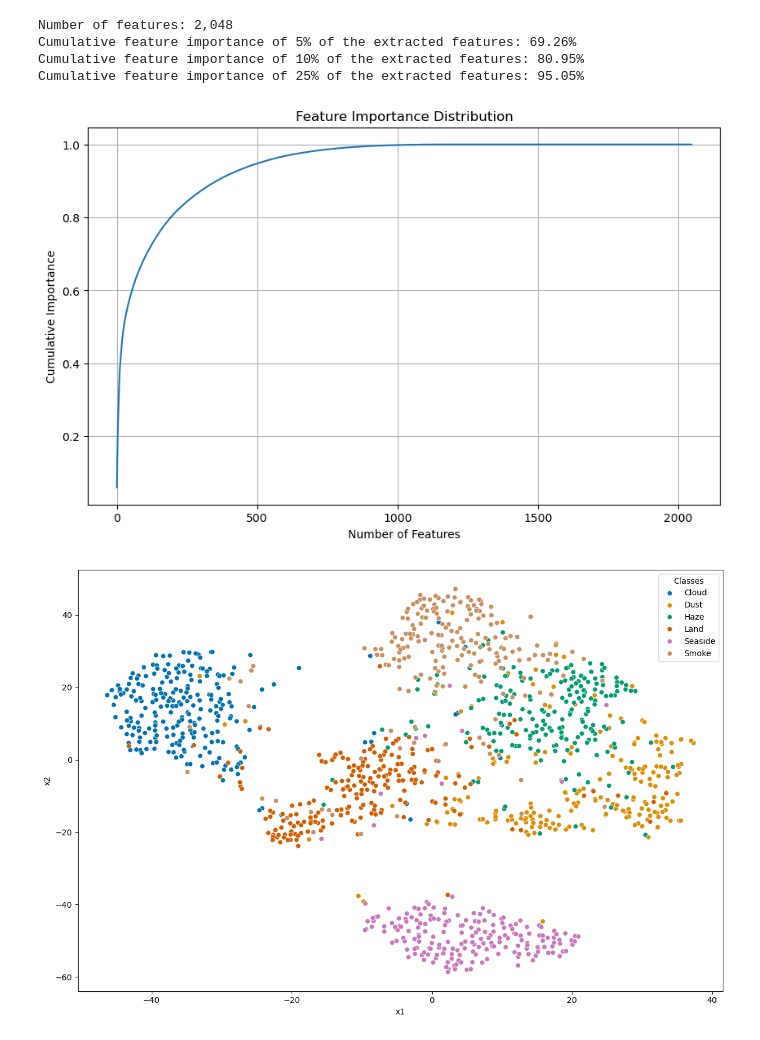
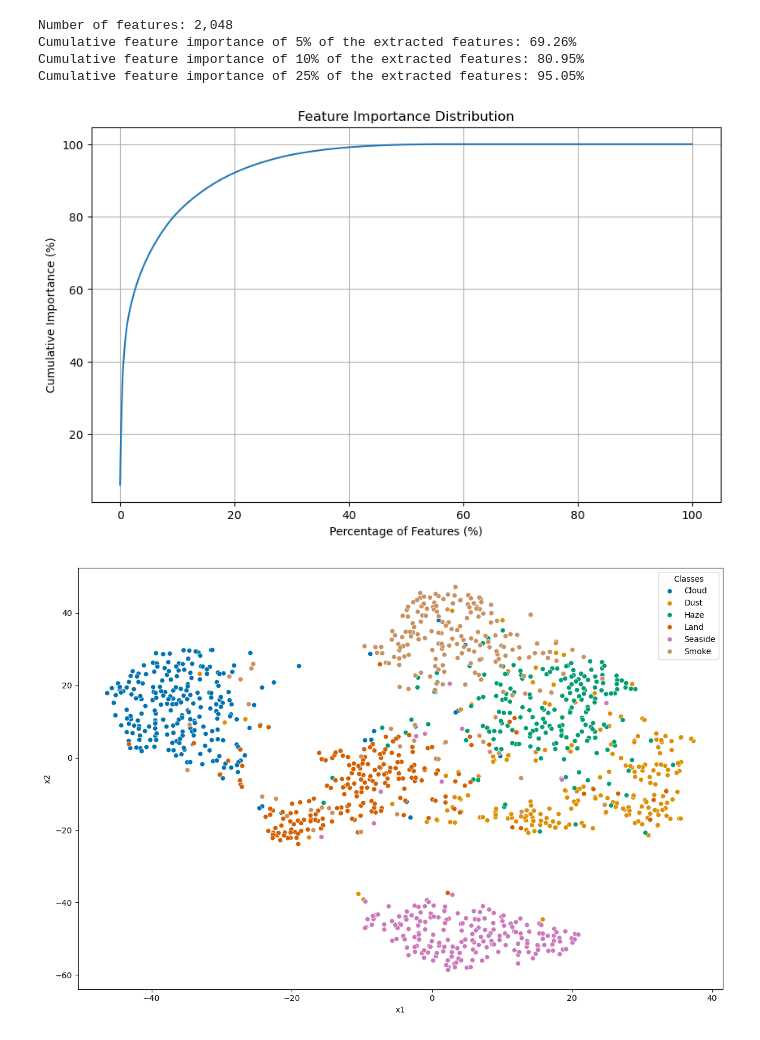
Before and after one commit to pimPijnenburg/Thesis, a Jupyter notebook: USTC_SmokeRS_dataset/code/transfer_learning/results/feature_extractors/ResNet50v1.ipynb, the cells around one changed output. Drawn from its saved outputs; the diff is of its cells as text; code cells hidden in the pictures.

```diff
--- a/USTC_SmokeRS_dataset/code/transfer_learning/results/feature_extractors/ResNet50v1.ipynb
+++ b/USTC_SmokeRS_dataset/code/transfer_learning/results/feature_extractors/ResNet50v1.ipynb
@@ -94,14 +87,16 @@ Cumulative feature importance of 25% of the extracted features: 95.05%
 # %%
 import matplotlib.pyplot as plt
 
 plt.figure(figsize=(10, 6))
-plt.plot(range(len(feature_importances)), feature_importances.cumsum())
-plt.xlabel('Number of Features')
-plt.ylabel('Cumulative Importance')
+
+x_normalized = np.linspace(0, 100, len(feature_importances))
+plt.plot(x_normalized, feature_importances.cumsum() * 100)
+plt.xlabel('Percentage of Features (%)')
+plt.ylabel('Cumulative Importance (%)')
 plt.title('Feature Importance Distribution')
 plt.grid(True)
 # %% [output]
-[figure, old version]
+[figure, new version]
 # %%
 from sklearn.manifold import TSNE
 tsne = TSNE(n_components = 2, random_state= 1, perplexity= 30, max_iter = 2000, learning_rate= 'auto', init = 'pca')
```
Also changed, not shown: parts of 3 cells of this notebook, 9 other files.
